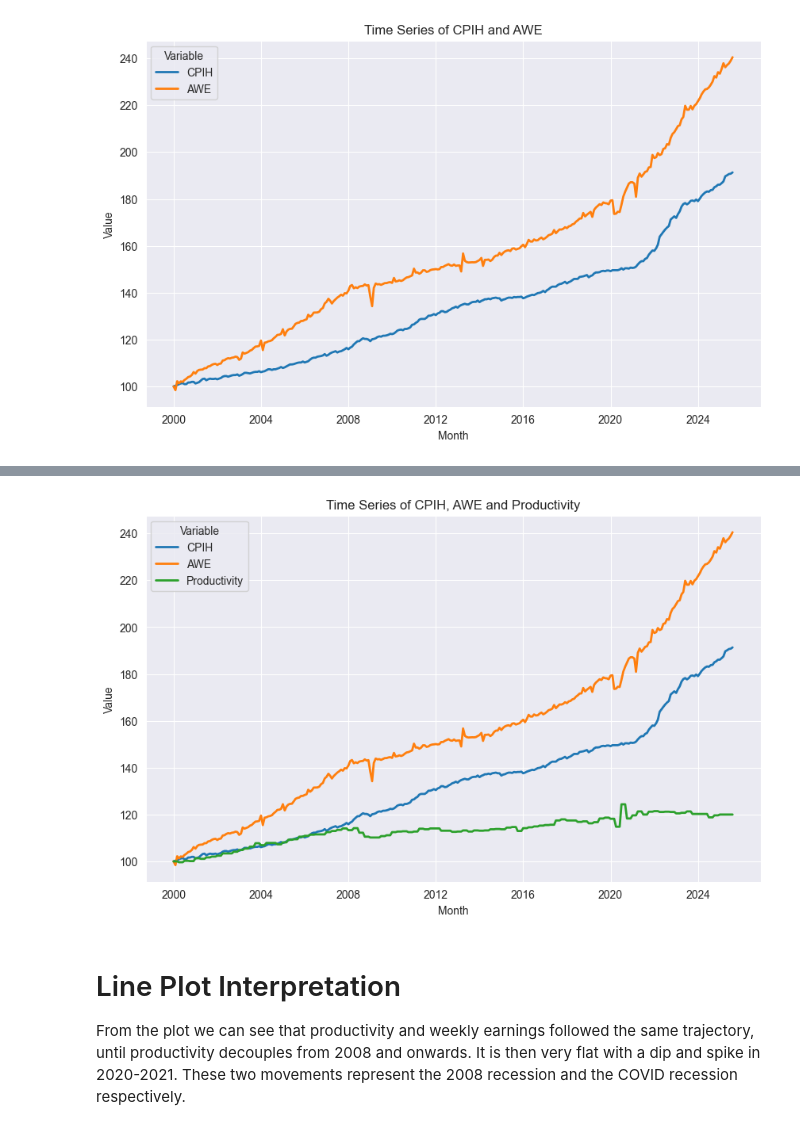
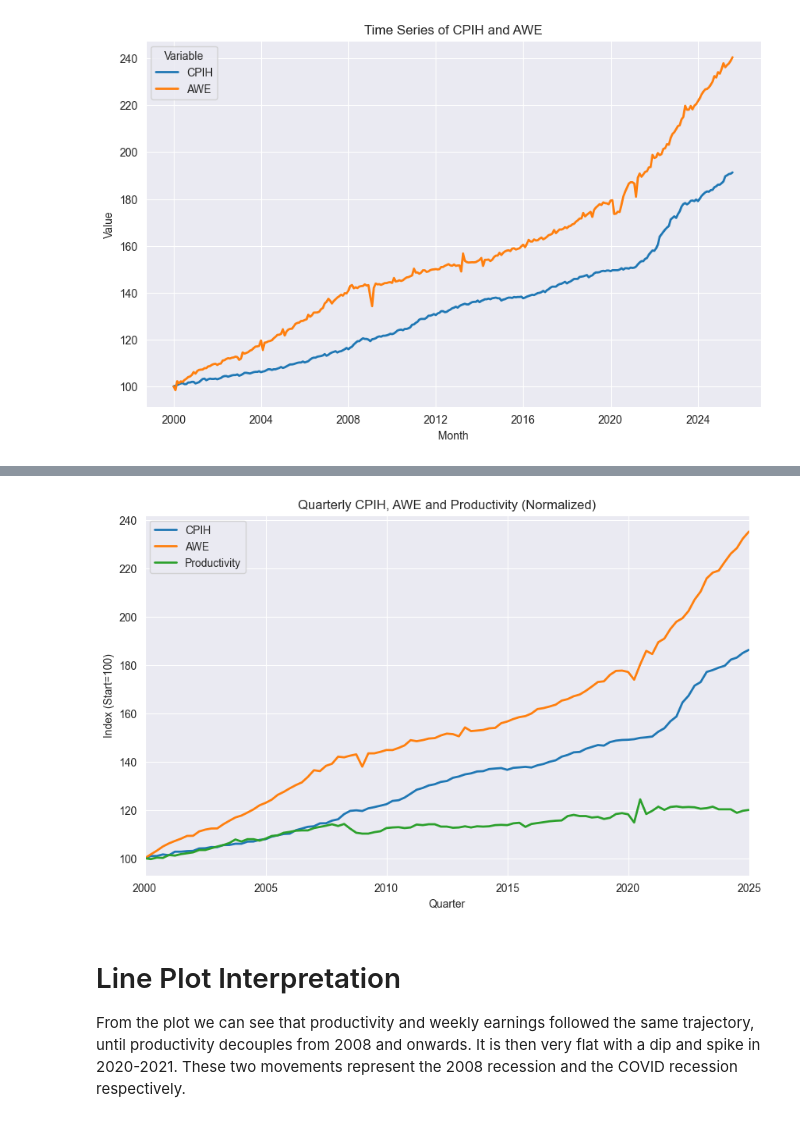
Before and after one commit to adrymmm/uk_inflation_wage_project, a Jupyter notebook: data_exploration.ipynb, the cells around one changed output, grey strips where cells are left out. Drawn from its saved outputs; the diff is of its cells as text; code cells hidden in the pictures.

```diff
--- a/data_exploration.ipynb
+++ b/data_exploration.ipynb
@@ -164,27 +178,17 @@ ts_prod.at[ts_prod.index[0], 'Productivity'] = ts_prod['Productivity'].iloc[1]
 # %%
-# Melting data for seaborn
-ts_plot_prod = ts_prod.copy()
-ts_plot_prod = ts_plot_prod.reset_index()
-ts_plot_prod = ts_plot_prod.melt(id_vars=['Month'], value_vars=['CPIH', 'AWE', 'Productivity'], var_name='Variable', value_name='Value')
+# Creating plotting df
+plot_df = ts_prod_q[['CPIH', 'AWE', 'Productivity']].copy()
 
-# Normalizing to show trends
-ts_plot_prod['Value_norm'] = ts_plot_prod.groupby('Variable')['Value'].transform(lambda x: x / x.iloc[0] * 100)
+# Normalizing
+plot_df = plot_df.div(plot_df.iloc[0]).mul(100)
 
-# Setting up plots
-plt.figure(figsize=(10,6))
-sns.lineplot(
-    data=ts_plot_prod,
-    x='Month',
-    y='Value_norm',
-    hue='Variable',
-    linewidth=2
-)
-plt.title('Time Series of CPIH, AWE and Productivity')
-plt.xlabel('Month')
-plt.ylabel('Value')
+plot_df.plot(figsize=(10,6), linewidth=2)
+plt.title('Quarterly CPIH, AWE and Productivity (Normalized)')
+plt.xlabel('Quarter')
+plt.ylabel('Index (Start=100)')
 plt.show()
 # %% [output]
-[figure, old version]
+[figure, new version]
 # %% [markdown]
 # Line Plot Interpretation
 From the plot we can see that productivity and weekly earnings followed the same trajectory, until productivity decouples from 2008 and onwards. It is then very flat with a dip and spike in 2020-2021. These two movements represent the 2008 recession and the COVID recession respectively.
```
Also changed, not shown: parts of 8 cells of this notebook, 3 other files.
